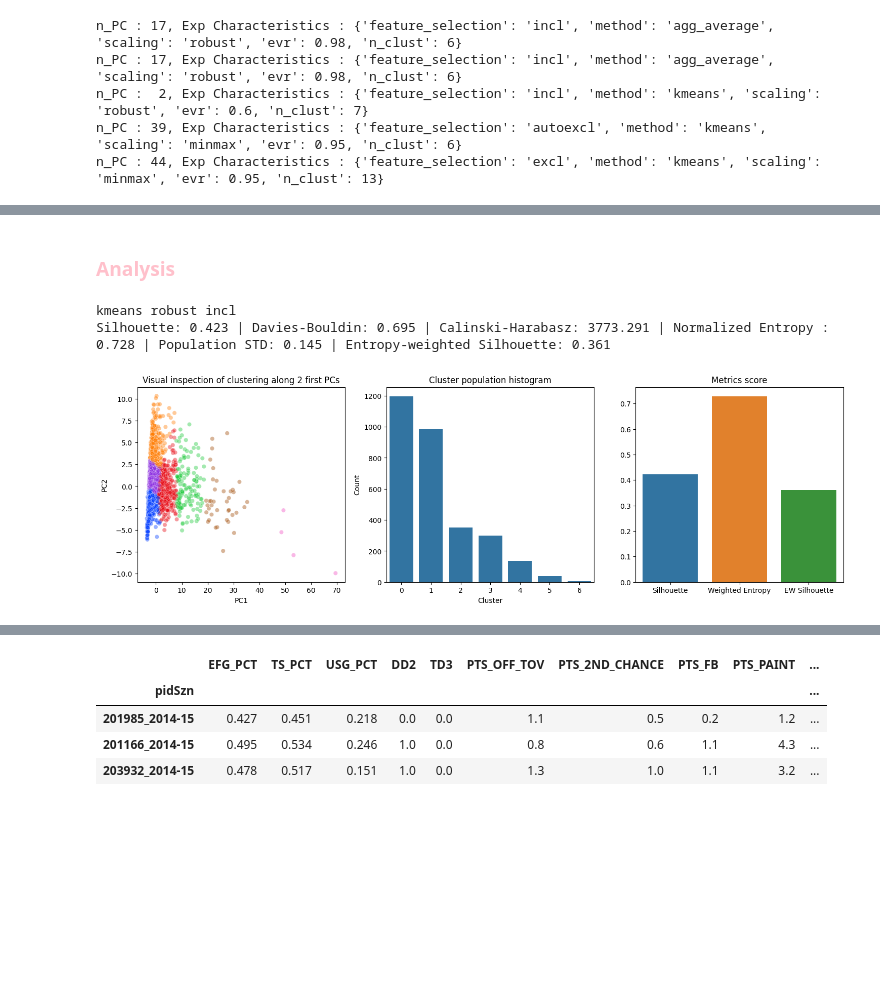
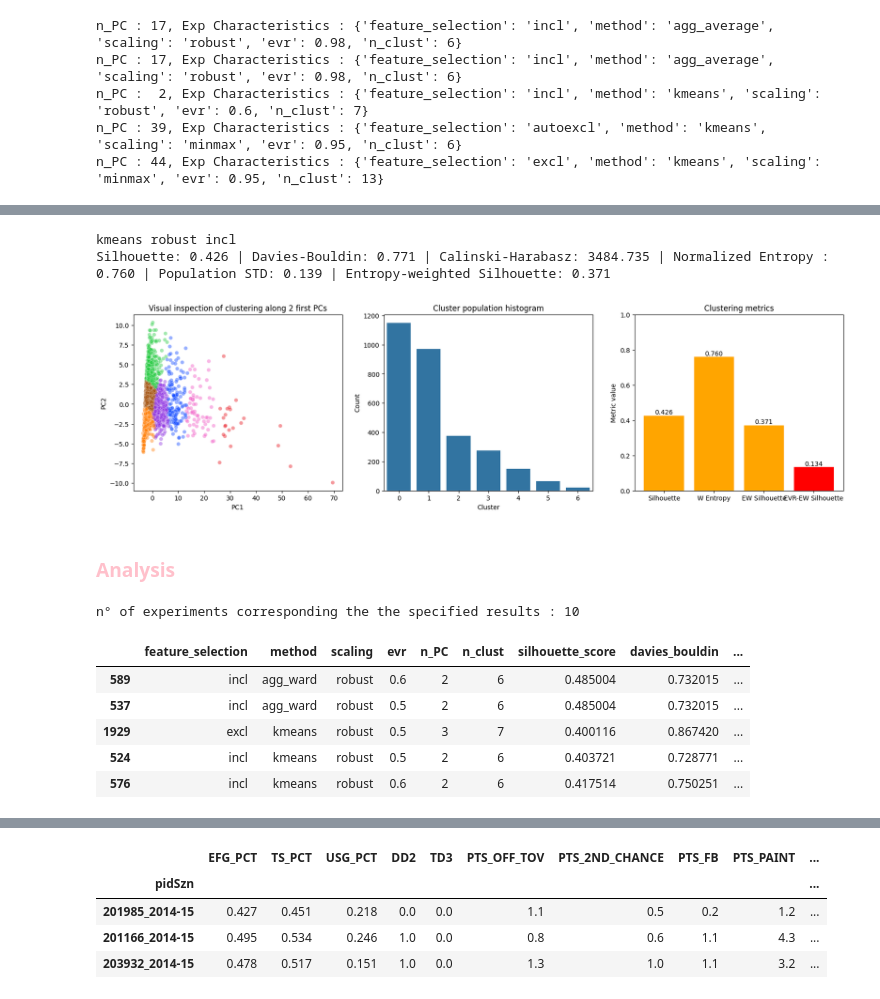
Before and after one commit to arnaud-odet/Roster_Building, a Jupyter notebook: notebooks/clustering.ipynb, the cells around one changed output, grey strips where cells are left out. Saved outputs shown, nothing was run; the diff lists cells and outputs as text; code cells hidden in the pictures; blank space fills up the shorter version.

```diff
--- a/notebooks/clustering.ipynb
+++ b/notebooks/clustering.ipynb
@@ -415,11 +410,28 @@ Silhouette: 0.117 | Davies-Bouldin: 1.980 | Calinski-Harabasz: 331.352 | Normali
+# %%
+metric = 'calinski_harabasz'
+item = top_clusterings[metric]['params'][top_clusterings[metric]['best_index']]
+print(item['method'], item['scaling'], item['feature_selection'])
+X_proj, labels = clusterer.plot_clustering(**item, return_data=True)
+# %% [output]
+kmeans robust incl
+Silhouette: 0.426 | Davies-Bouldin: 0.771 | Calinski-Harabasz: 3484.735 | Normalized Entropy : 0.760 | Population STD: 0.139 | Entropy-weighted Silhouette: 0.371
+[figure, added]
 # %% [markdown]
 ### <span style = 'color:pink'> Analysis
-# %%
-metric = 'calinski_harabasz'
-item = top_clusterings[metric]['params'][top_clusterings[metric]['best_index']]
-print(item['method'], item['scaling'], item['feature_selection'])
-X_proj, labels = clusterer.plot_clustering(**item, return_data=True)
-# %% [output]
-kmeans robust incl
-Silhouette: 0.423 | Davies-Bouldin: 0.695 | Calinski-Harabasz: 3773.291 | Normalized Entropy : 0.728 | Population STD: 0.145 | Entropy-weighted Silhouette: 0.361
-[figure, removed]
+# %%
+target_silhouette = 0.4
+target_entropy = 0.5
+target_evr = 0.5
+target_n_clust = 6
+
+target_df = cdf[(cdf['silhouette_score'] >= target_silhouette)&(cdf['entropy'] >= target_entropy)&(cdf['evr'] >= target_evr)&(cdf['n_clust'] >= target_n_clust)].sort_values(metric, ascending=False)
+print(f"n° of experiments corresponding the the specified results : {target_df.shape[0]}")
+target_df.head()
+# %% [output]
+n° of experiments corresponding the the specified results : 10
+|  | feature_selection | method | scaling | evr | n_PC | n_clust | silhouette_score | davies_bouldin | ... |
+| 589 | incl | agg_ward | robust | 0.6 | 2 | 6 | 0.485004 | 0.732015 | ... |
+| 537 | incl | agg_ward | robust | 0.5 | 2 | 6 | 0.485004 | 0.732015 | ... |
+| 1929 | excl | kmeans | robust | 0.5 | 3 | 7 | 0.400116 | 0.867420 | ... |
+| 524 | incl | kmeans | robust | 0.5 | 2 | 6 | 0.403721 | 0.728771 | ... |
+| 576 | incl | kmeans | robust | 0.6 | 2 | 6 | 0.417514 | 0.750251 | ... |
```
Also changed, not shown: parts of 6 cells of this notebook, 1 other file.
